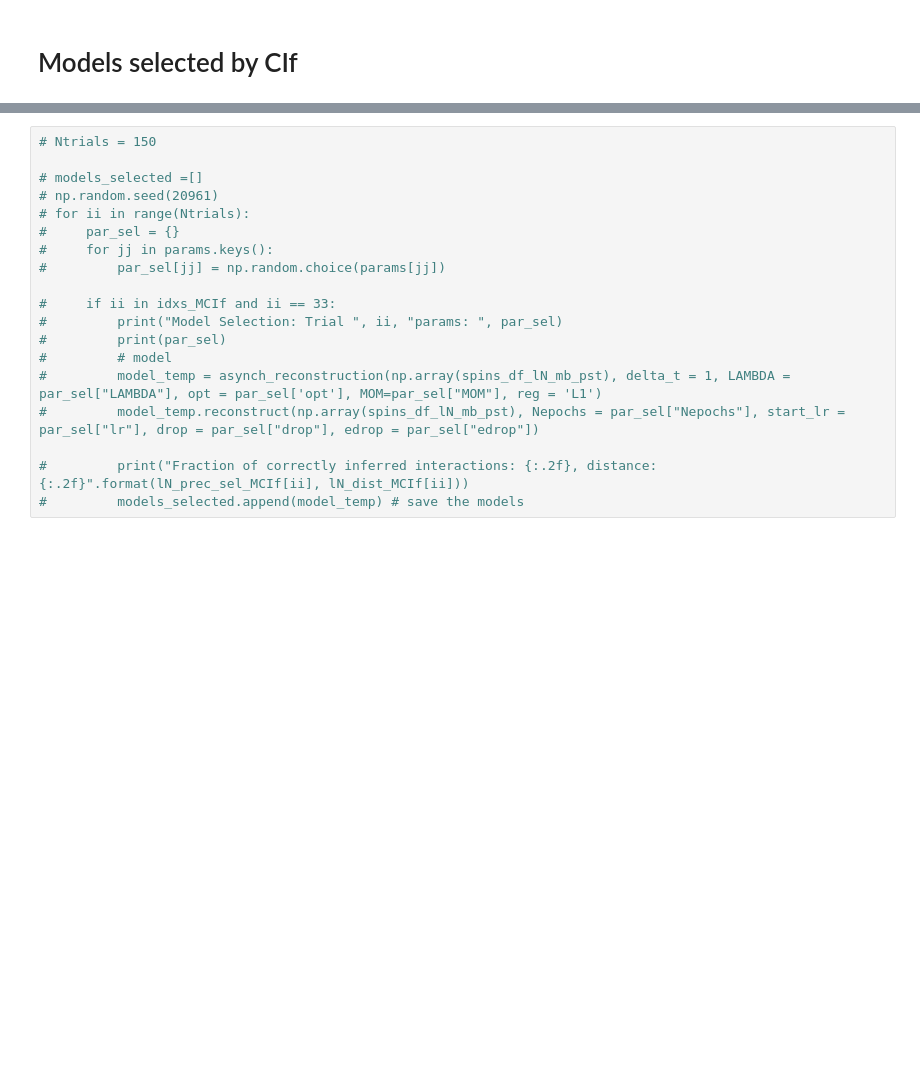
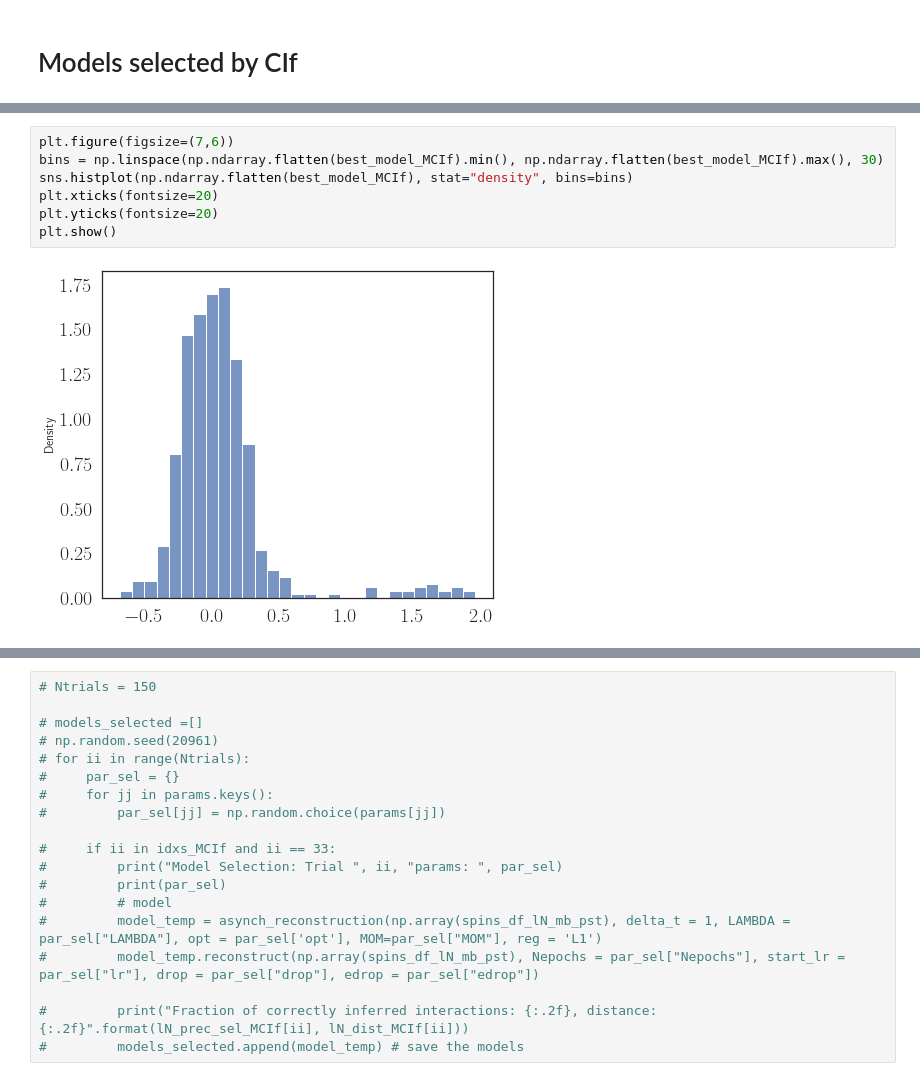
Before and after one commit to CleliaCorridori/GRN_Inference_CODE, a Jupyter notebook: IsingRes_Evaluation_LogNorm_SingleModel.ipynb, the cells around one changed output, grey strips where cells are left out. Drawn from its saved outputs; the diff is of its cells as text; blank space fills up the shorter version.

```diff
--- a/IsingRes_Evaluation_LogNorm_SingleModel.ipynb
+++ b/IsingRes_Evaluation_LogNorm_SingleModel.ipynb
@@ -410,0 +414,9 @@ selected indices: 33
+# %%
+plt.figure(figsize=(7,6))
+bins = np.linspace(np.ndarray.flatten(best_model_MCIf).min(), np.ndarray.flatten(best_model_MCIf).max(), 30)
+sns.histplot(np.ndarray.flatten(best_model_MCIf), stat="density", bins=bins)
+plt.xticks(fontsize=20)
+plt.yticks(fontsize=20)
+plt.show()
+# %% [output]
+[figure, added]
```
Also changed, not shown: parts of 4 cells of this notebook, 1 other file.
